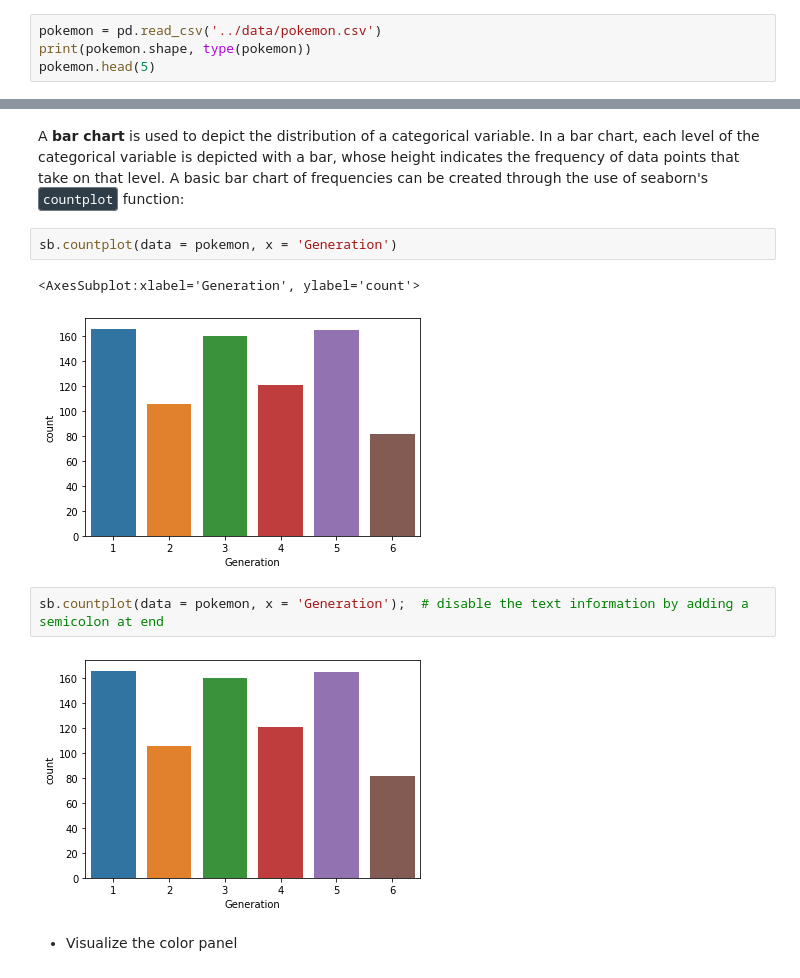
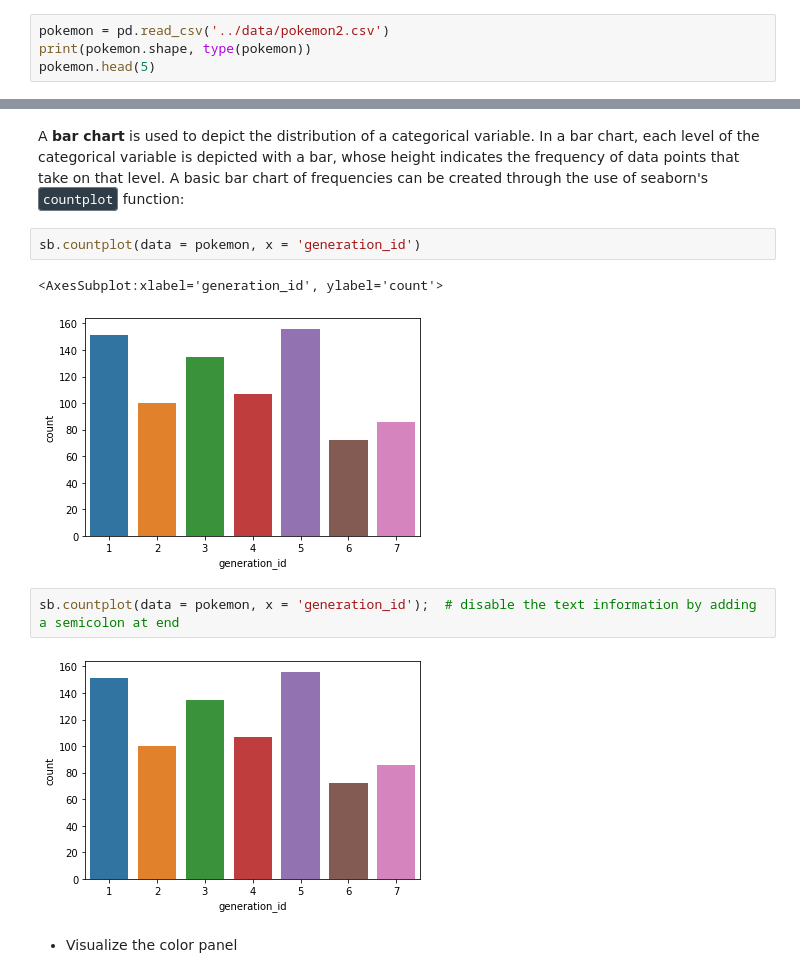
Before and after one commit to monaen/FDHS-2022Spring, a Jupyter notebook: projects/Matplotlib and Seaborn.ipynb, the cells around one changed output, grey strips where cells are left out. Drawn from its saved outputs; the diff is of its cells as text.

```diff
--- a/projects/Matplotlib and Seaborn.ipynb
+++ b/projects/Matplotlib and Seaborn.ipynb
@@ -23,7 +23,7 @@ import seaborn as sb
 # magic command: allow plots to be rendered directly inside the notebook
 %matplotlib inline
 # %%
-pokemon = pd.read_csv('../data/pokemon.csv')
+pokemon = pd.read_csv('../data/pokemon2.csv')
 print(pokemon.shape, type(pokemon))
 pokemon.head(5)
 # %% [output]
@@ -39,14 +39,14 @@ pokemon.head(5)
 # %% [markdown]
 A **bar chart** is used to depict the distribution of a categorical variable. In a bar chart, each level of the categorical variable is depicted with a bar, whose height indicates the frequency of data points that take on that level. A basic bar chart of frequencies can be created through the use of seaborn's <code style="color:#fff;background-color:#2f3d48;border-radius: 4px;border: 1px solid #737b83;padding: 2px 4px">countplot</code> function:
 # %%
-sb.countplot(data = pokemon, x = 'Generation')
+sb.countplot(data = pokemon, x = 'generation_id')
 # %% [output]
-<AxesSubplot:xlabel='Generation', ylabel='count'>
+<AxesSubplot:xlabel='generation_id', ylabel='count'>
-[figure, old version]
+[figure, new version]
 # %%
-sb.countplot(data = pokemon, x = 'Generation');  # disable the text information by adding a semicolon at end
+sb.countplot(data = pokemon, x = 'generation_id');  # disable the text information by adding a semicolon at end
 # %% [output]
-[figure, old version]
+[figure, new version]
 # %% [markdown]
 * Visualize the color panel
 # %%
```
Also changed, not shown: parts of 63 cells of this notebook.
